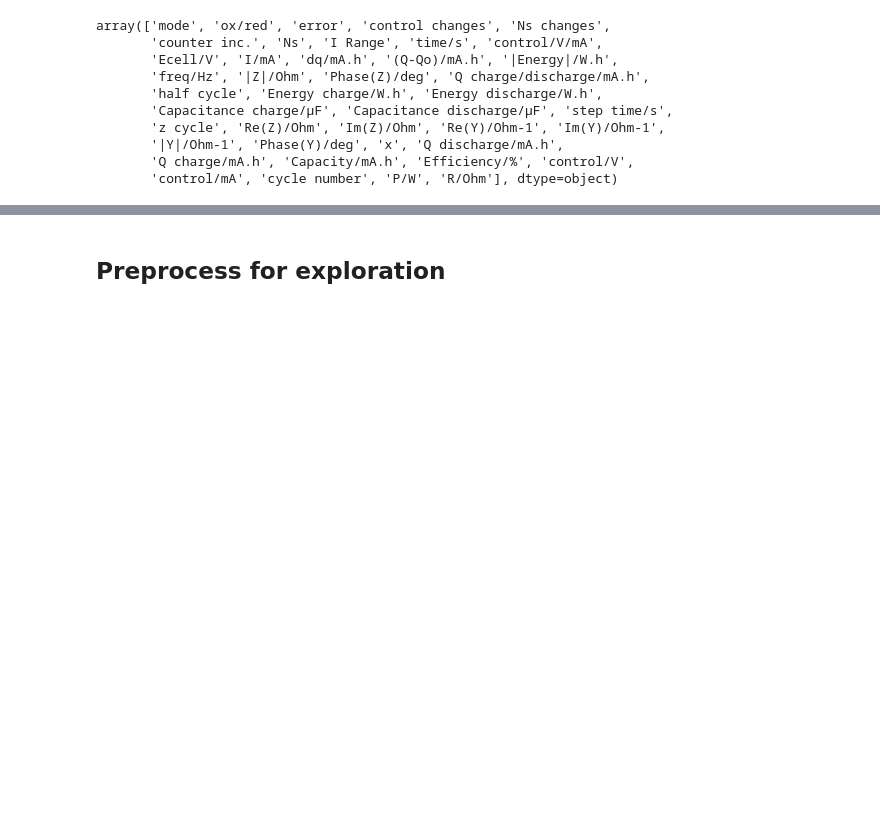
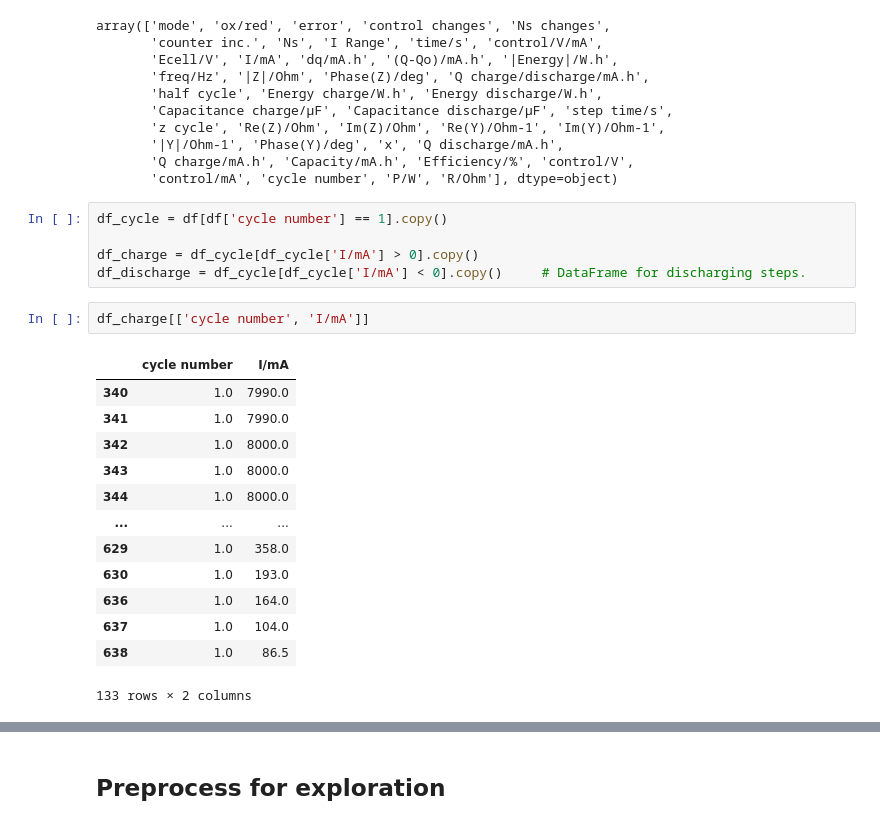
Before and after one commit to NithinJakrebet/eis-ml, a Jupyter notebook: notebooks/data_exploration.ipynb, the cells around one changed output, grey strips where cells are left out. Saved outputs shown, nothing was run; the diff lists cells and outputs as text; blank space fills up the shorter version.

```diff
--- a/notebooks/data_exploration.ipynb
+++ b/notebooks/data_exploration.ipynb
@@ -28,3 +28,24 @@ array(['mode', 'ox/red', 'error', 'control changes', 'Ns changes',
        '|Y|/Ohm-1', 'Phase(Y)/deg', 'x', 'Q discharge/mA.h',
        'Q charge/mA.h', 'Capacity/mA.h', 'Efficiency/%', 'control/V',
        'control/mA', 'cycle number', 'P/W', 'R/Ohm'], dtype=object)
+# %%
+df_cycle = df[df['cycle number'] == 1].copy()
+
+df_charge = df_cycle[df_cycle['I/mA'] > 0].copy()
+df_discharge = df_cycle[df_cycle['I/mA'] < 0].copy()     # DataFrame for discharging steps.
+# %%
+df_charge[['cycle number', 'I/mA']]
+# %% [output]
+|  | cycle number | I/mA |
+| 340 | 1.0 | 7990.0 |
+| 341 | 1.0 | 7990.0 |
+| 342 | 1.0 | 8000.0 |
+| 343 | 1.0 | 8000.0 |
+| 344 | 1.0 | 8000.0 |
+| ... | ... | ... |
+| 629 | 1.0 | 358.0 |
+| 630 | 1.0 | 193.0 |
+| 636 | 1.0 | 164.0 |
+| 637 | 1.0 | 104.0 |
+| 638 | 1.0 | 86.5 |
+133 rows × 2 columns
```
Also changed, not shown: parts of 1 cell of this notebook, 1 other file.
